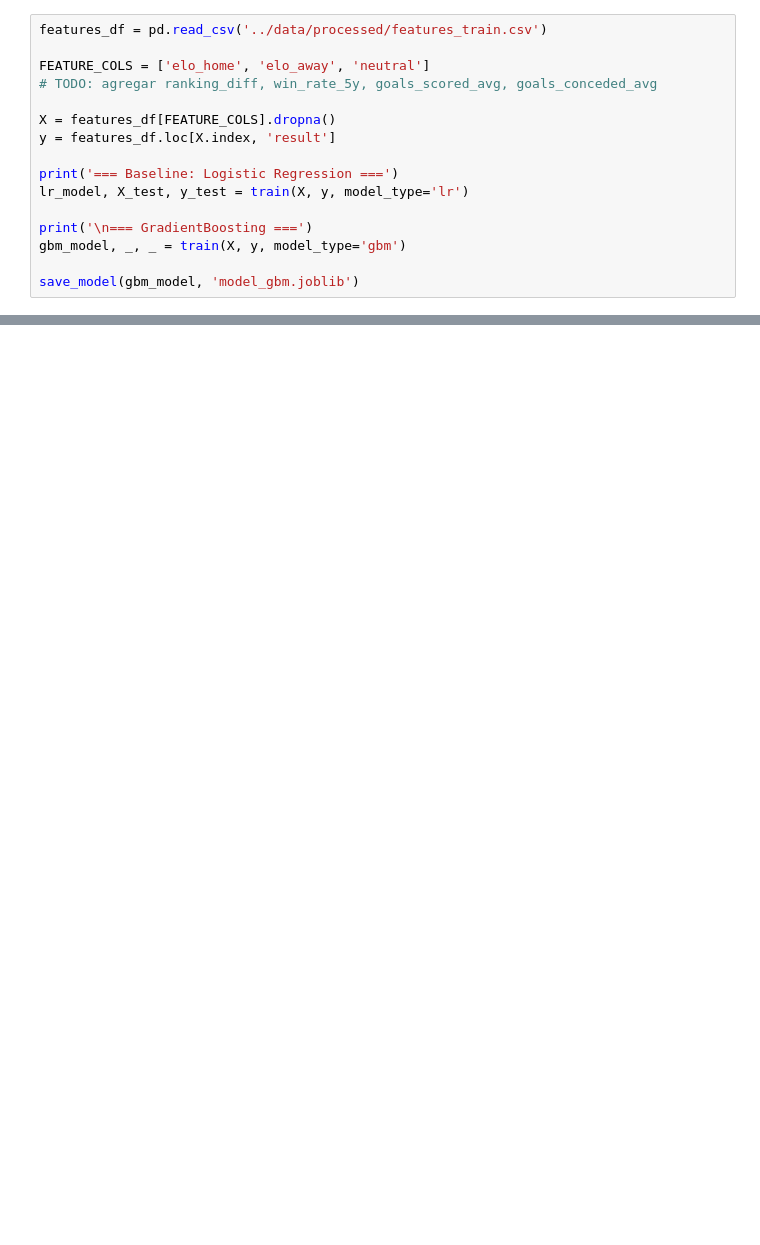
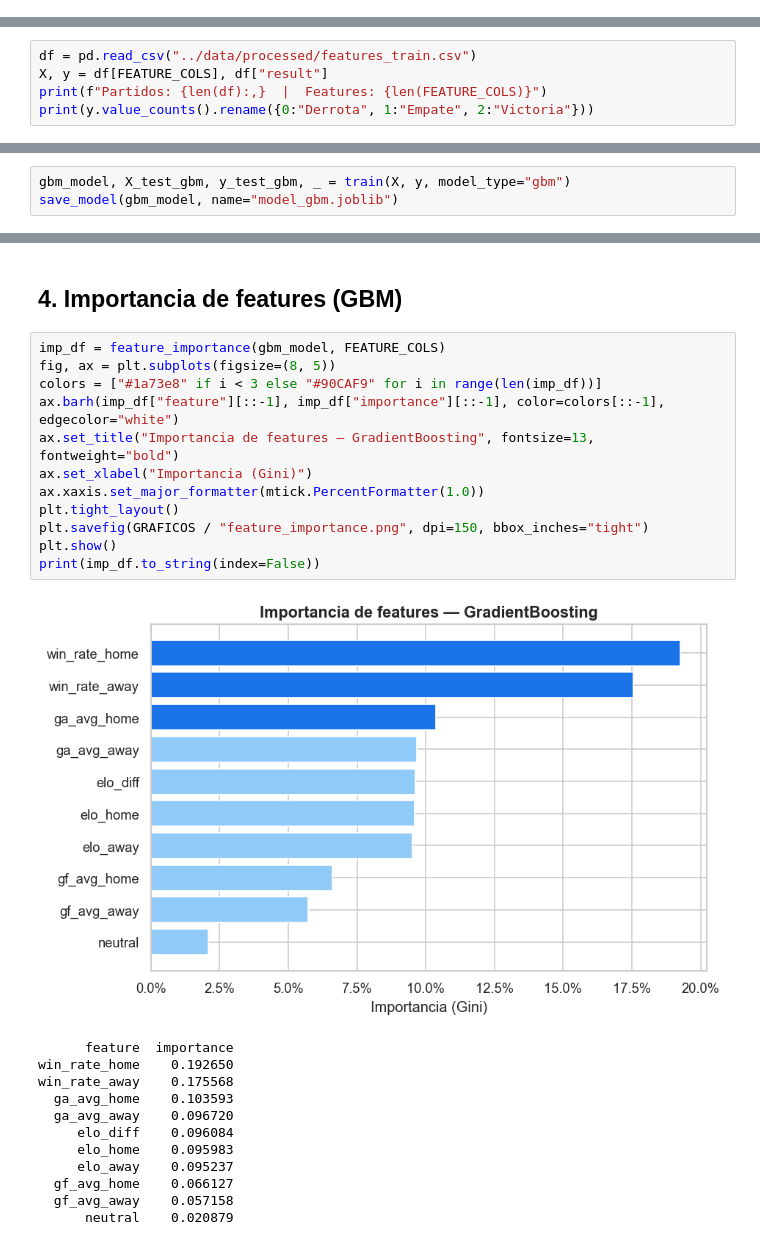
Before and after one commit to BrunoGazzo96/mundial2026-predictor, a Jupyter notebook: notebooks/03_modelo_simulacion.ipynb, the cells around one changed output, grey strips where cells are left out. Drawn from its saved outputs; the diff is of its cells as text; blank space fills up the shorter version.

```diff
--- a/notebooks/03_modelo_simulacion.ipynb
+++ b/notebooks/03_modelo_simulacion.ipynb
@@ -20,16 +26,0 @@ from src.data_loader import load_wc2026_teams
-# %%
-features_df = pd.read_csv('../data/processed/features_train.csv')
-
-FEATURE_COLS = ['elo_home', 'elo_away', 'neutral']
-# TODO: agregar ranking_diff, win_rate_5y, goals_scored_avg, goals_conceded_avg
-
-X = features_df[FEATURE_COLS].dropna()
-y = features_df.loc[X.index, 'result']
-
-print('=== Baseline: Logistic Regression ===')
-lr_model, X_test, y_test = train(X, y, model_type='lr')
-
-print('\n=== GradientBoosting ===')
-gbm_model, _, _ = train(X, y, model_type='gbm')
-
-save_model(gbm_model, 'model_gbm.joblib')
@@ -50,0 +29,5 @@ for grupo in teams_df['grupo'].unique():
+# %%
+df = pd.read_csv("../data/processed/features_train.csv")
+X, y = df[FEATURE_COLS], df["result"]
+print(f"Partidos: {len(df):,}  |  Features: {len(FEATURE_COLS)}")
+print(y.value_counts().rename({0:"Derrota", 1:"Empate", 2:"Victoria"}))
@@ -50,0 +61,3 @@ for grupo in teams_df['grupo'].unique():
+# %%
+gbm_model, X_test_gbm, y_test_gbm, _ = train(X, y, model_type="gbm")
+save_model(gbm_model, name="model_gbm.joblib")
@@ -50,0 +80,27 @@ for grupo in teams_df['grupo'].unique():
+# %% [markdown]
+## 4. Importancia de features (GBM)
+# %%
+imp_df = feature_importance(gbm_model, FEATURE_COLS)
+fig, ax = plt.subplots(figsize=(8, 5))
+colors = ["#1a73e8" if i < 3 else "#90CAF9" for i in range(len(imp_df))]
+ax.barh(imp_df["feature"][::-1], imp_df["importance"][::-1], color=colors[::-1], edgecolor="white")
+ax.set_title("Importancia de features — GradientBoosting", fontsize=13, fontweight="bold")
+ax.set_xlabel("Importancia (Gini)")
+ax.xaxis.set_major_formatter(mtick.PercentFormatter(1.0))
+plt.tight_layout()
+plt.savefig(GRAFICOS / "feature_importance.png", dpi=150, bbox_inches="tight")
+plt.show()
+print(imp_df.to_string(index=False))
+# %% [output]
+[figure, added]
+      feature  importance
+win_rate_home    0.192650
+win_rate_away    0.175568
+  ga_avg_home    0.103593
+  ga_avg_away    0.096720
+     elo_diff    0.096084
+     elo_home    0.095983
+     elo_away    0.095237
+  gf_avg_home    0.066127
+  gf_avg_away    0.057158
+      neutral    0.020879
```
Also changed, not shown: parts of 27 cells of this notebook, 8 other files.
